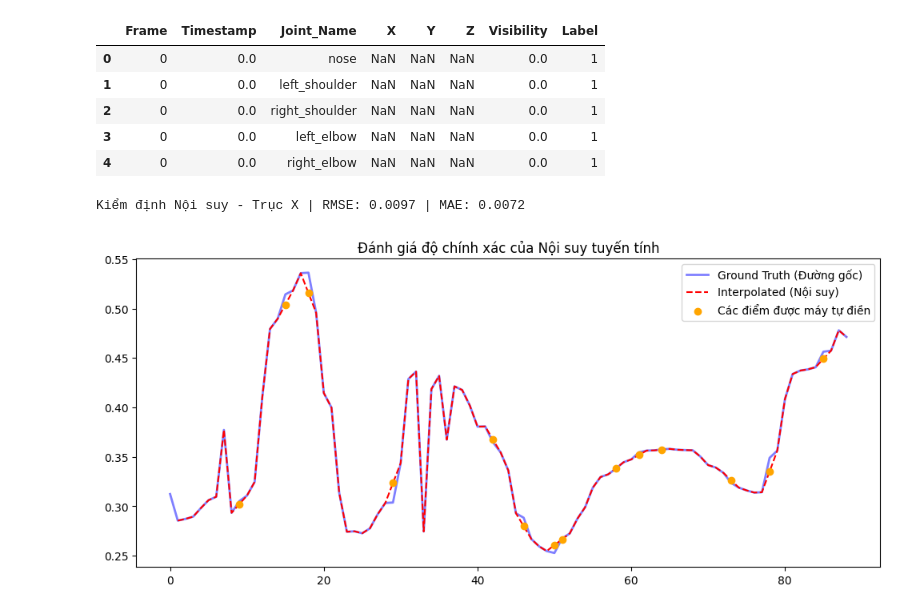
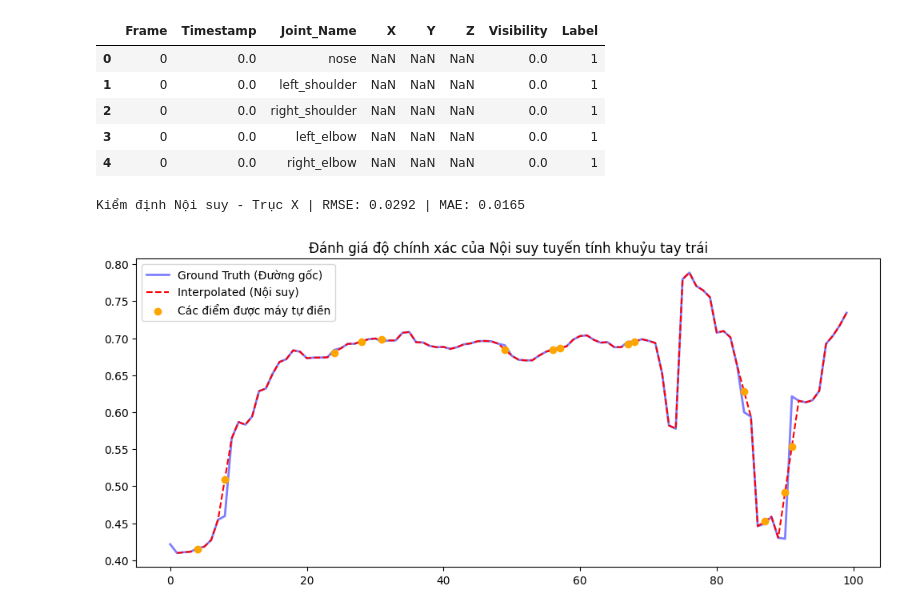
Before and after one commit to vhieu2k5/danceEvaluation, a Jupyter notebook: validify_Interpolation.ipynb, the cells around one changed output. Drawn from its saved outputs; the diff is of its cells as text; code cells hidden in the pictures.

```diff
--- a/validify_Interpolation.ipynb
+++ b/validify_Interpolation.ipynb
@@ -19,34 +19,34 @@ import matplotlib.pyplot as plt
 
 # 1. Giả lập/Tải dữ liệu Ground Truth (Frame 1 -> 100, Visibility > 0.95)
 # Ở đây tớ lấy DataFrame df_student đã load trước đó
-df_clean = df_student[(df_student['Joint_Name'] == 'right_ankle') & (df_student['Visibility'] > 0.95)].copy()
+df_clean = df_student[(df_student['Joint_Name'] == 'left_elbow') & (df_student['Visibility'] > 0.95)].copy()
 df_clean = df_clean.head(100).reset_index(drop=True) # Lấy 100 frames liên tục
 
 # Lưu lại đáp án chuẩn
 df_clean['X_original'] = df_clean['X']
 
 # 2. Xóa giả lập (Random 15% frames bị mất dấu)
 mask_indices = np.random.choice(df_clean.index, size=15, replace=False)
 df_clean.loc[mask_indices, 'X'] = np.nan
 
 # 3. Chạy thuật toán nội suy tuyến tính
 df_clean['X_interpolated'] = df_clean['X'].interpolate(method='linear')
 
 # 4. Tính toán sai số (Chỉ tính trên các điểm bị xóa)
 missing_only = df_clean.loc[mask_indices]
 rmse = np.sqrt(((missing_only['X_original'] - missing_only['X_interpolated']) ** 2).mean())
 mae = (missing_only['X_original'] - missing_only['X_interpolated']).abs().mean()
 
 print(f"Kiểm định Nội suy - Trục X | RMSE: {rmse:.4f} | MAE: {mae:.4f}")
 
 # 5. Trực quan hóa
 plt.figure(figsize=(12, 5))
 plt.plot(df_clean.index, df_clean['X_original'], label='Ground Truth (Đường gốc)', color='blue', alpha=0.5, linewidth=2)
 plt.plot(df_clean.index, df_clean['X_interpolated'], label='Interpolated (Nội suy)', color='red', linestyle='dashed')
 plt.scatter(mask_indices, df_clean.loc[mask_indices, 'X_interpolated'], color='orange', label='Các điểm được máy tự điền', zorder=5)
-plt.title("Đánh giá độ chính xác của Nội suy tuyến tính")
+plt.title("Đánh giá độ chính xác của Nội suy tuyến tính khuỷu tay trái")
 plt.legend()
 plt.show()
 # %% [output]
-Kiểm định Nội suy - Trục X | RMSE: 0.0097 | MAE: 0.0072
+Kiểm định Nội suy - Trục X | RMSE: 0.0292 | MAE: 0.0165
-[figure, old version]
+[figure, new version]
```
Also changed, not shown: 13 other files.
